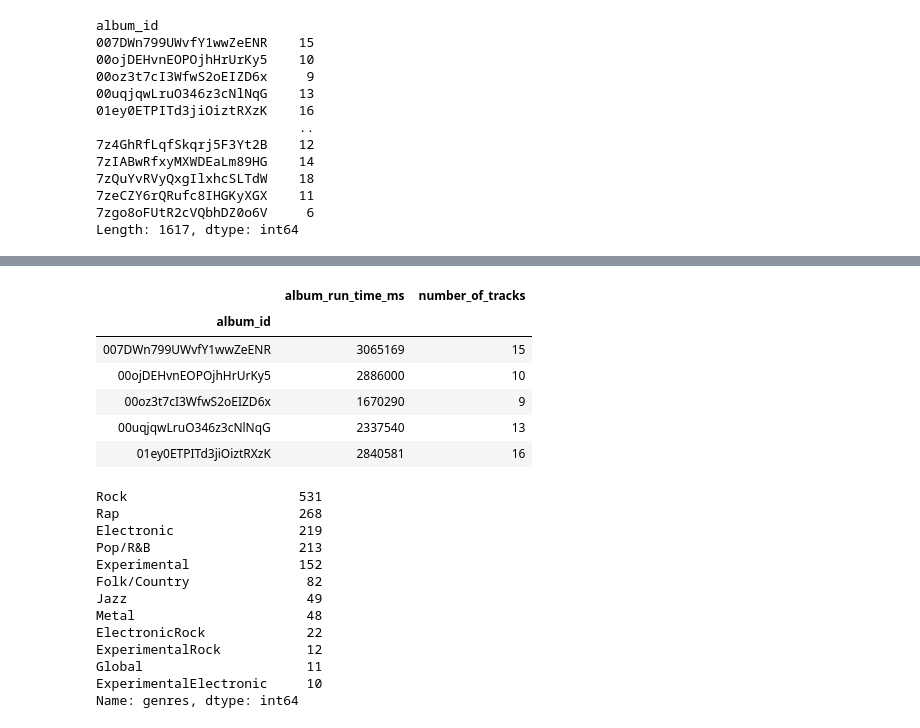
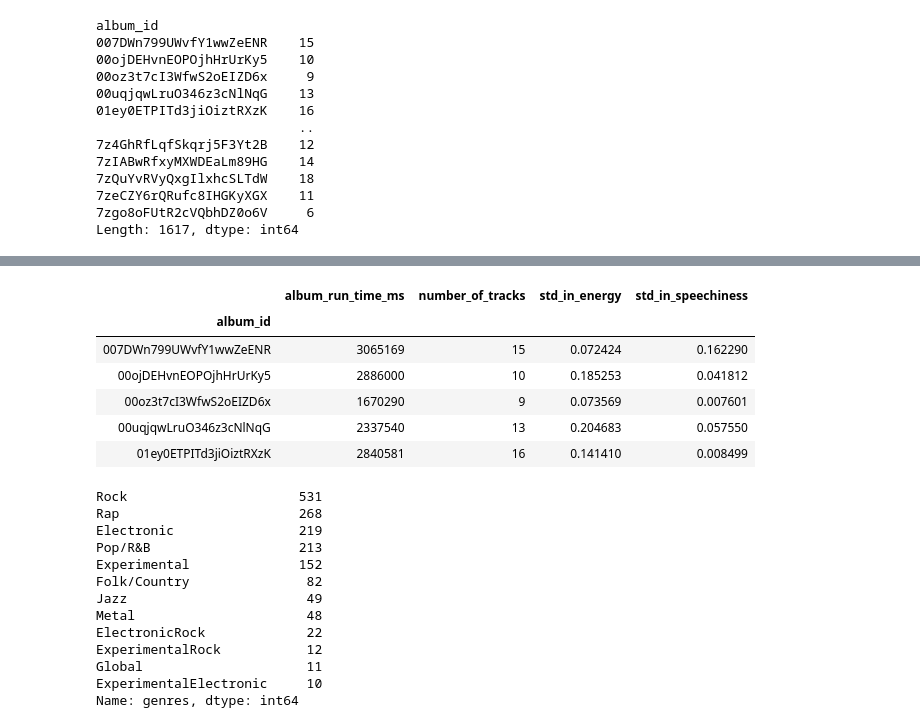
Before and after one commit to bpbull/virtual_vinyl_critic, a Jupyter notebook: data_cleaning.ipynb, the cells around one changed output, grey strips where cells are left out. Saved outputs shown, nothing was run; the diff lists cells and outputs as text; code cells hidden in the pictures.

```diff
--- a/data_cleaning.ipynb
+++ b/data_cleaning.ipynb
@@ -339,19 +358,20 @@ grouped_mean_df.head()
 # %%
 #get album length in time and number of tracks in an album
-album_durations_df = grouped_albums.agg(album_run_time_ms = pd.NamedAgg(column='duration_ms', aggfunc=np.sum),
-                                        number_of_tracks = pd.NamedAgg(column='track_number', aggfunc='count')
-                                       )
+album_std_duration_df = grouped_albums.agg(album_run_time_ms = pd.NamedAgg(column='duration_ms', aggfunc=np.sum),
+                                        number_of_tracks = pd.NamedAgg(column='track_number', aggfunc='count'),
+                                       std_in_energy = pd.NamedAgg(column='energy', aggfunc=np.std),
+                                       std_in_speechiness = pd.NamedAgg(column='speechiness', aggfunc=np.std))
 # %%
-album_durations_df = album_durations_df[album_durations_df.number_of_tracks <= 35]
+album_std_durations_df = album_durations_df[album_durations_df.number_of_tracks <= 35]
 # %%
-album_durations_df.head()
+album_std_durations_df.head()
 # %% [output]
-|  | album_run_time_ms | number_of_tracks |
-| album_id |  |  |
-| 007DWn799UWvfY1wwZeENR | 3065169 | 15 |
-| 00ojDEHvnEOPOjhHrUrKy5 | 2886000 | 10 |
-| 00oz3t7cI3WfwS2oEIZD6x | 1670290 | 9 |
-| 00uqjqwLruO346z3cNlNqG | 2337540 | 13 |
-| 01ey0ETPITd3jiOiztRXzK | 2840581 | 16 |
+|  | album_run_time_ms | number_of_tracks | std_in_energy | std_in_speechiness |
+| album_id |  |  |  |  |
+| 007DWn799UWvfY1wwZeENR | 3065169 | 15 | 0.072424 | 0.162290 |
+| 00ojDEHvnEOPOjhHrUrKy5 | 2886000 | 10 | 0.185253 | 0.041812 |
+| 00oz3t7cI3WfwS2oEIZD6x | 1670290 | 9 | 0.073569 | 0.007601 |
+| 00uqjqwLruO346z3cNlNqG | 2337540 | 13 | 0.204683 | 0.057550 |
+| 01ey0ETPITd3jiOiztRXzK | 2840581 | 16 | 0.141410 | 0.008499 |
 # %%
 #concatenate the two dataframes
```
Also changed, not shown: parts of 9 cells of this notebook, 2 other files.
